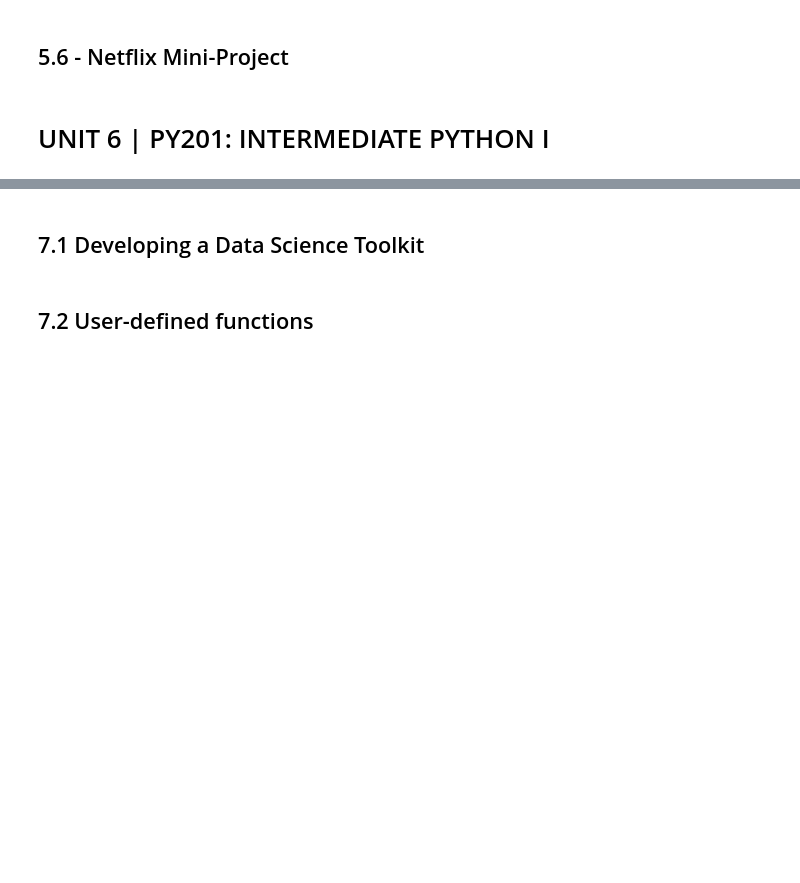
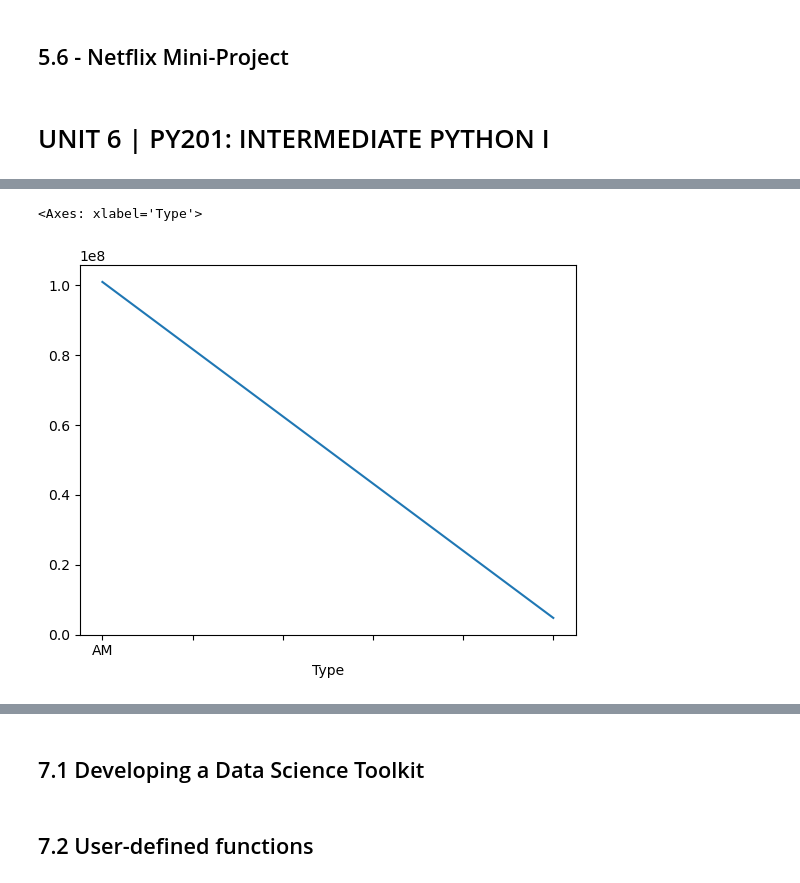
Before and after one commit to tbchuotmd/Springboard, a Jupyter notebook: Springboard-Curriculum.ipynb, the cells around one changed output, grey strips where cells are left out. Drawn from its saved outputs; the diff is of its cells as text; code cells hidden in the pictures; blank space fills up the shorter version.

```diff
--- a/Springboard-Curriculum.ipynb
+++ b/Springboard-Curriculum.ipynb
@@ -667,0 +896,11 @@ def random_walk(walk_length):
+# %%
+# Remember that extracting a single field from a Dataframe yields a Series object.
+print(type(projects['End']),'\n\n')
+
+# Thus, subtracting one Series from another also yields a Series.
+pdts = projects['End'] - projects['Start']
+
+# In this case, each item in the Series are Timestamp objects, which
+# turn into timedelta objects when you subtract one from another
+
+print(pdts, '\n\n', type(pdts))
@@ -667,0 +978,2 @@ def random_walk(walk_length):
+# %%
+projects['Duration (s)'] = pdts.dt.total_seconds()
@@ -667,0 +1051,8 @@ def random_walk(walk_length):
+# %%
+from random import choice
+
+tod = ['AM','PM']
+
+ptype = [ choice(tod) for i in range(9) ]
+
+print(ptype)
@@ -667,0 +1061,3 @@ def random_walk(walk_length):
+# %%
+projects['Type'] = ptype
+projects
@@ -667,0 +1075,5 @@ def random_walk(walk_length):
+# %%
+projects.groupby('Type')['Duration (s)'].mean().plot()
+# %% [output]
+<Axes: xlabel='Type'>
+[figure, added]
```
Also changed, not shown: parts of 97 cells of this notebook, 10 other files.
